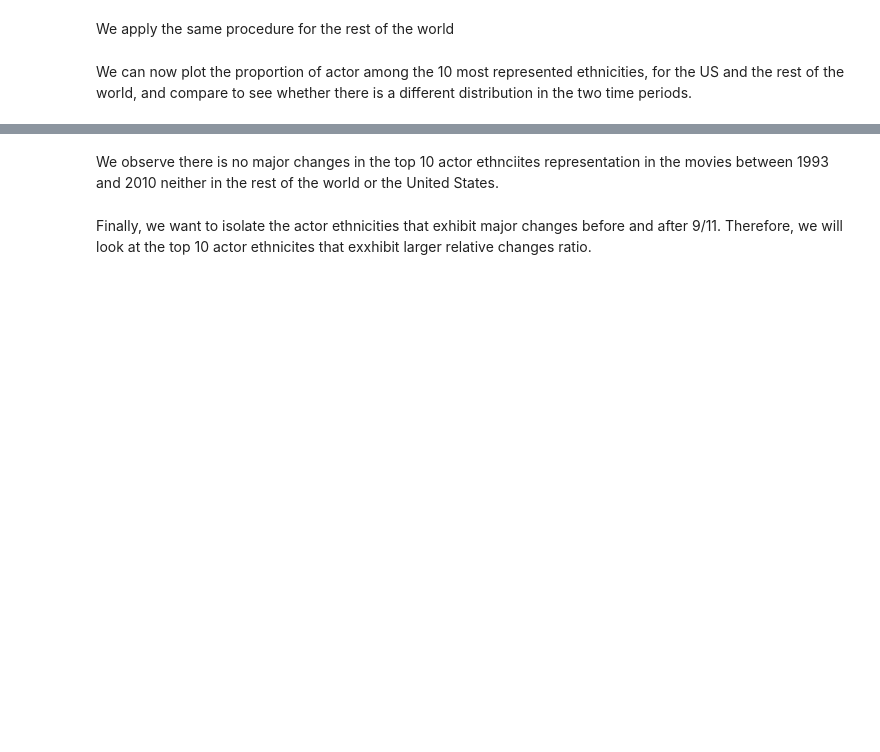
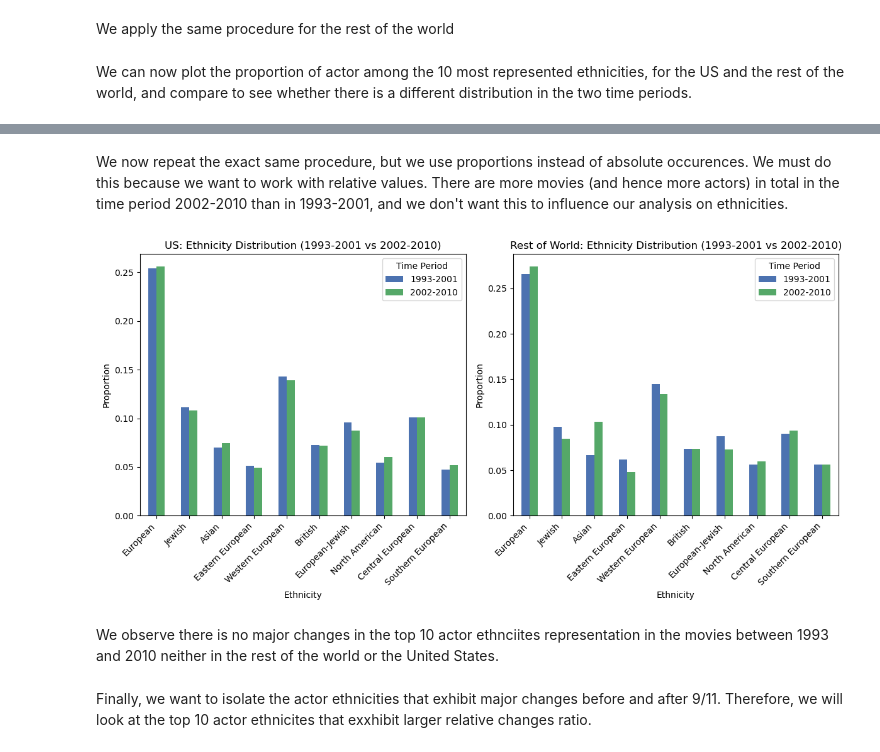
Before and after one commit to epfl-ada/ada-2024-project-adanonymous, a Jupyter notebook: src/utils/Actor_ethnicity_louis.ipynb, the cells around one changed output, grey strips where cells are left out. Drawn from its saved outputs; the diff is of its cells as text; code cells hidden in the pictures; blank space fills up the shorter version.

```diff
--- a/src/utils/Actor_ethnicity_louis.ipynb
+++ b/src/utils/Actor_ethnicity_louis.ipynb
@@ -213,3 +233,46 @@ plt.show()
+# %% [markdown]
+We now repeat the exact same procedure, but we use proportions instead of absolute occurences. We must do this because we want to work with relative values. There are more movies (and hence more actors) in total in the time period 2002-2010 than in 1993-2001, and we don't want this to influence our analysis on ethnicities.
+# %%
+df_US_percentage = pd.DataFrame({
+    'Ethnicity': ethnicity_counts_1993_2001_US['Ethnicity'],
+    '1993-2001': ethnicity_counts_1993_2001_US['Occurences']/ethnicity_counts_1993_2001_US['Occurences'].sum(),
+    '2002-2010': ethnicity_counts_2002_2010_US['Occurences']/ethnicity_counts_2002_2010_US['Occurences'].sum()
+})
+
+df_ROW_percentage = pd.DataFrame({
+    'Ethnicity': ethnicity_counts_1993_2001_ROW['Ethnicity'],
+    '1993-2001': ethnicity_counts_1993_2001_ROW['Occurences']/ethnicity_counts_1993_2001_ROW['Occurences'].sum(),
+    '2002-2010': ethnicity_counts_2002_2010_ROW['Occurences']/ethnicity_counts_2002_2010_ROW['Occurences'].sum()
+})
+
+# Set up the plotting style
+fig, axes = plt.subplots(1, 2, figsize=(12, 6))
+
+# Plot for US
+df_US_percentage.set_index('Ethnicity').plot(
+    kind='bar', ax=axes[0], color=['#4c72b0', '#55a868']
+)
+axes[0].set_title('US: Ethnicity Distribution (1993-2001 vs 2002-2010)')
+axes[0].set_ylabel('Proportion')
+axes[0].set_xlabel('Ethnicity')
+axes[0].legend(title="Time Period")
+axes[0].set_xticklabels(df_US_percentage['Ethnicity'], rotation=45, ha="right")
+
+# Plot for Rest of World
+df_ROW_percentage.set_index('Ethnicity').plot(
+    kind='bar', ax=axes[1], color=['#4c72b0', '#55a868']
+)
+axes[1].set_title('Rest of World: Ethnicity Distribution (1993-2001 vs 2002-2010)')
+axes[1].set_ylabel('Proportion')
+axes[1].set_xlabel('Ethnicity')
+axes[1].legend(title="Time Period")
+axes[1].set_xticklabels(df_ROW_percentage['Ethnicity'], rotation=45, ha="right")
+
+# Adjust layout and display the plot
+plt.tight_layout()
+plt.show()
+# %% [output]
+[figure, added]
 # %% [markdown]
 We observe there is no major changes in the top 10 actor ethnciites representation in the movies between 1993 and 2010 neither in the rest of the world or the United States.
 # %% [markdown]
```
Also changed, not shown: parts of 10 cells of this notebook.
